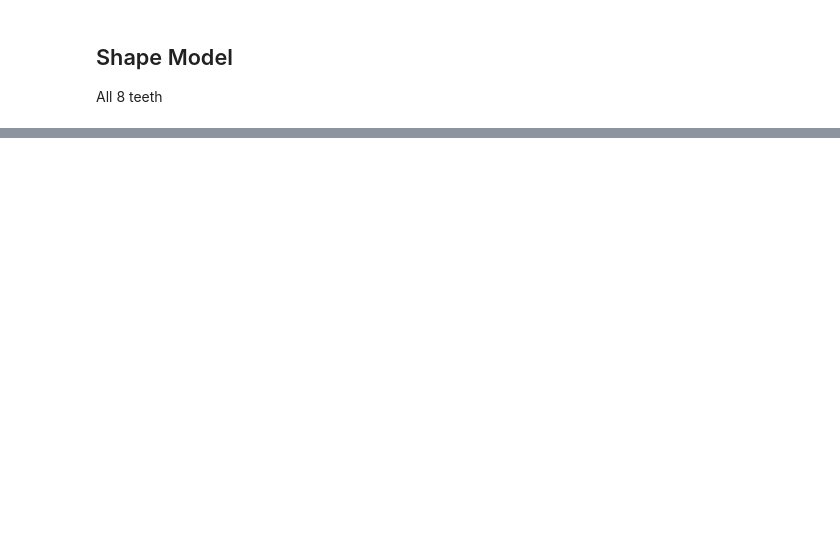
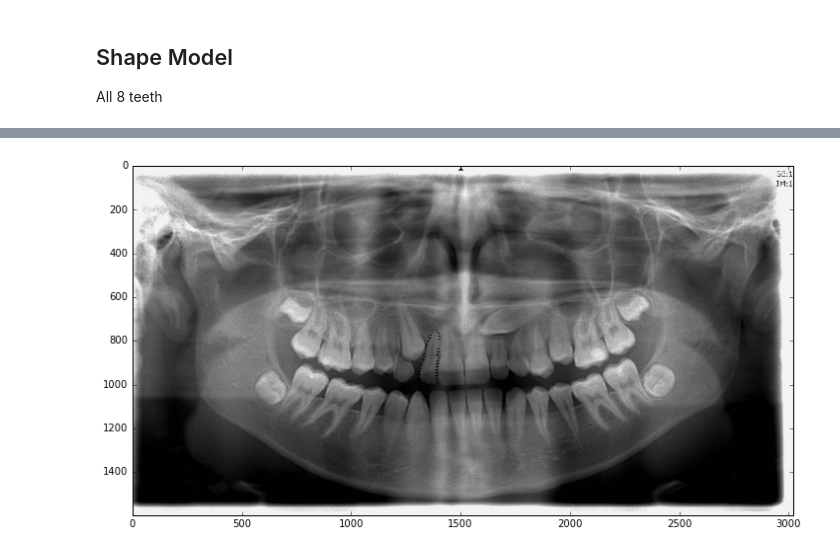
Before and after one commit to Gaurav14cs17/KU_Leuven, a Jupyter notebook: CV/project/v2/src/run.ipynb, the cells around one changed output, grey strips where cells are left out. Cells and saved outputs as stored; diff of their text form; code cells hidden in the pictures; blank space fills up the shorter version.

```diff
--- a/CV/project/v2/src/run.ipynb
+++ b/CV/project/v2/src/run.ipynb
@@ -44,0 +57,19 @@ plot_shapes(model.mode_shapes(1))
+# %%
+def get_point_normal_pixel_coordinates(shape,point_index,nn,npx):
+    point = shape.get_point(point_index)
+    neighborhood = shape.get_neighborhood(point_index, nn)
+    line = cv2.fitLine(neighborhood, cv2.DIST_L2, 0, 0.01, 0.01);
+    slope = line[0:2] / np.sqrt(np.sum(line[0:2] ** 2))
+    return [[int(point[1] + (incr * slope[0]) + 0.5), int(point[0] - (incr * slope[1]) + 0.5)] for incr in
+            range(-npx, npx + 1)]
+
+img,_ = data.get_training_images([0])
+l,_ = data.get_training_image_landmarks([0],[0])
+shape = l[0][0]
+
+normal_pixels = []
+for i in range(shape.size()):
+    normal_pixels += get_point_normal_pixel_coordinates(shape,i,2,5)
+imshow2(overlay_points_on_image(img[0],normal_pixels))
+# %% [output]
+[figure, added]
```
Also changed, not shown: parts of 4 cells of this notebook, 15 other files.
